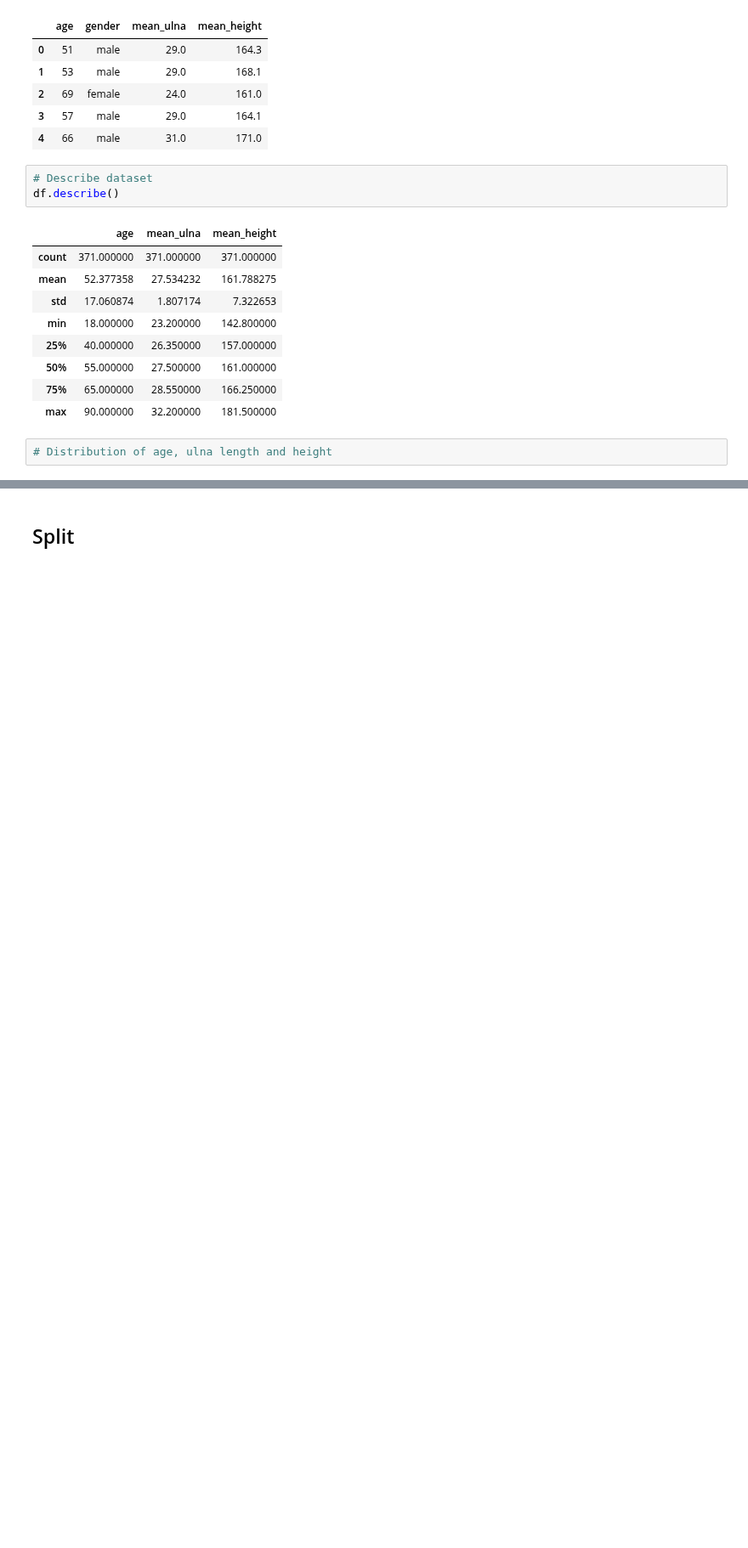
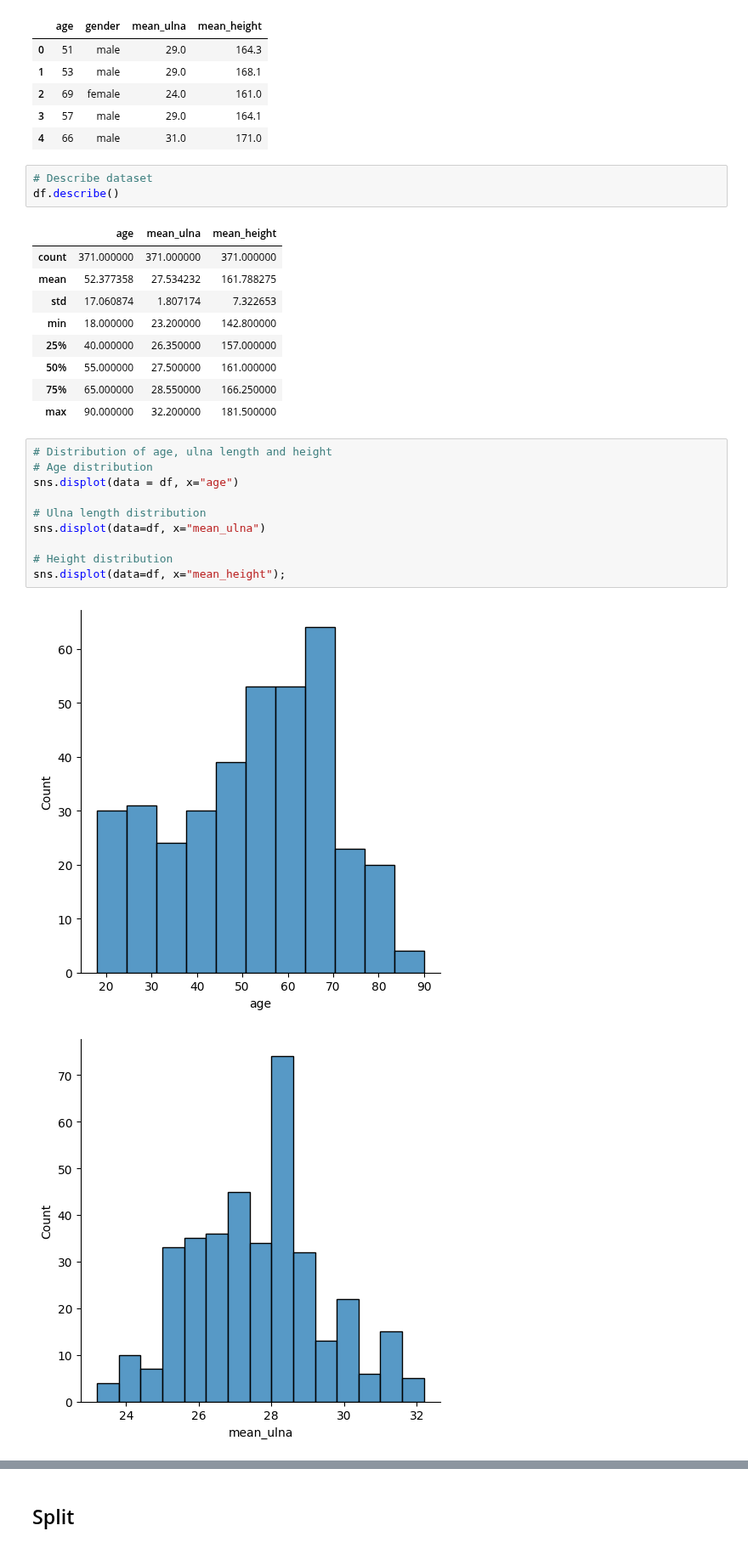
Before and after one commit to KomlaRD/agreement_height_ulna_length_study, a Jupyter notebook: predicting_height.ipynb, the cells around one changed output, grey strips where cells are left out. Shown at 85% size. Drawn from its saved outputs; the diff is of its cells as text; blank space fills up the shorter version.

Commit message:
Distribution of age, ulna length and height

```diff
--- a/predicting_height.ipynb
+++ b/predicting_height.ipynb
@@ -69,5 +71,16 @@ df.describe()
 | 50% | 55.000000 | 27.500000 | 161.000000 |
 | 75% | 65.000000 | 28.550000 | 166.250000 |
 | max | 90.000000 | 32.200000 | 181.500000 |
-# %%
-# Distribution of age, ulna length and height
+# %%
+# Distribution of age, ulna length and height
+# Age distribution
+sns.displot(data = df, x="age")
+
+# Ulna length distribution
+sns.displot(data=df, x="mean_ulna")
+
+# Height distribution
+sns.displot(data=df, x="mean_height");
+# %% [output]
+[figure, added]
+[figure, added]
```
Also changed, not shown: parts of 2 cells of this notebook.
